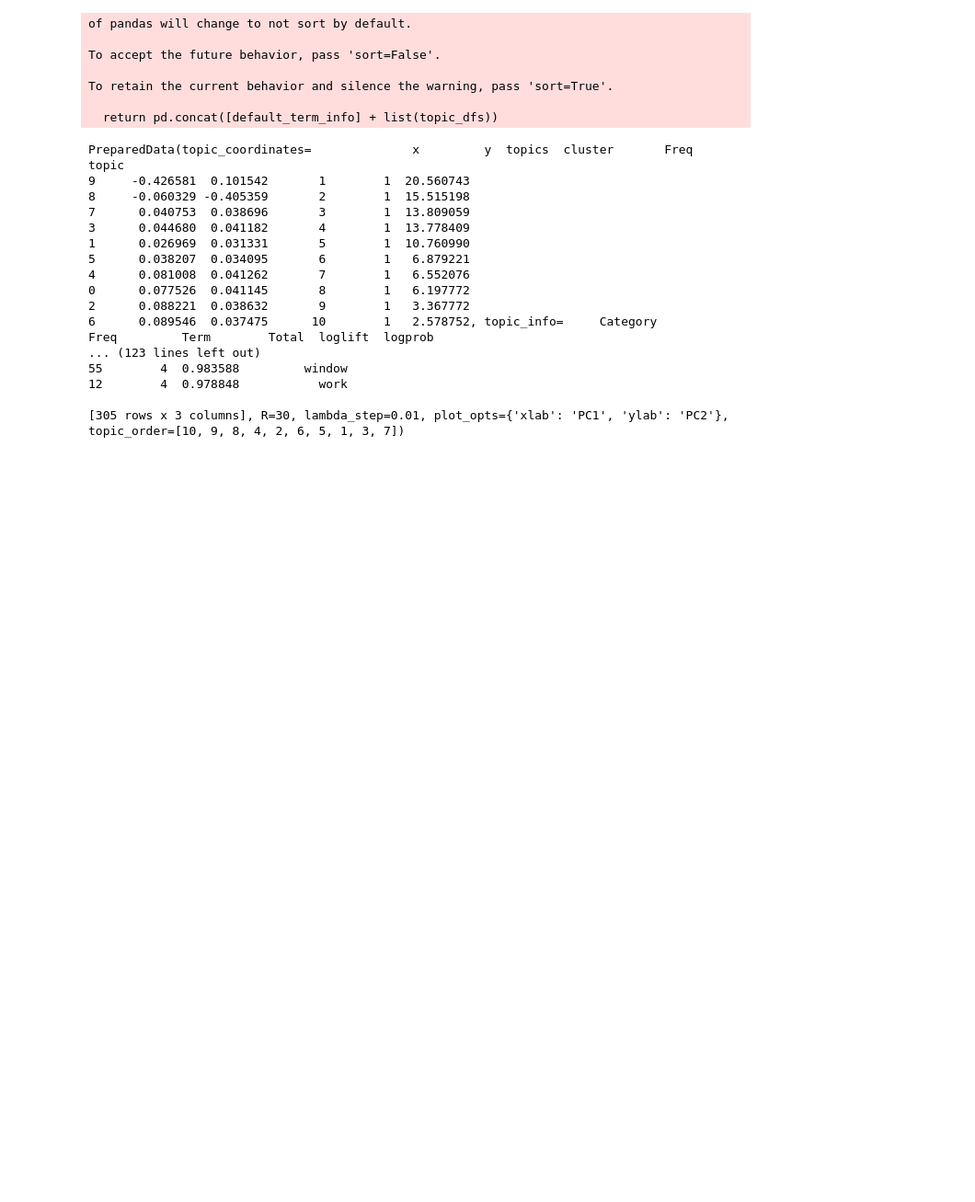
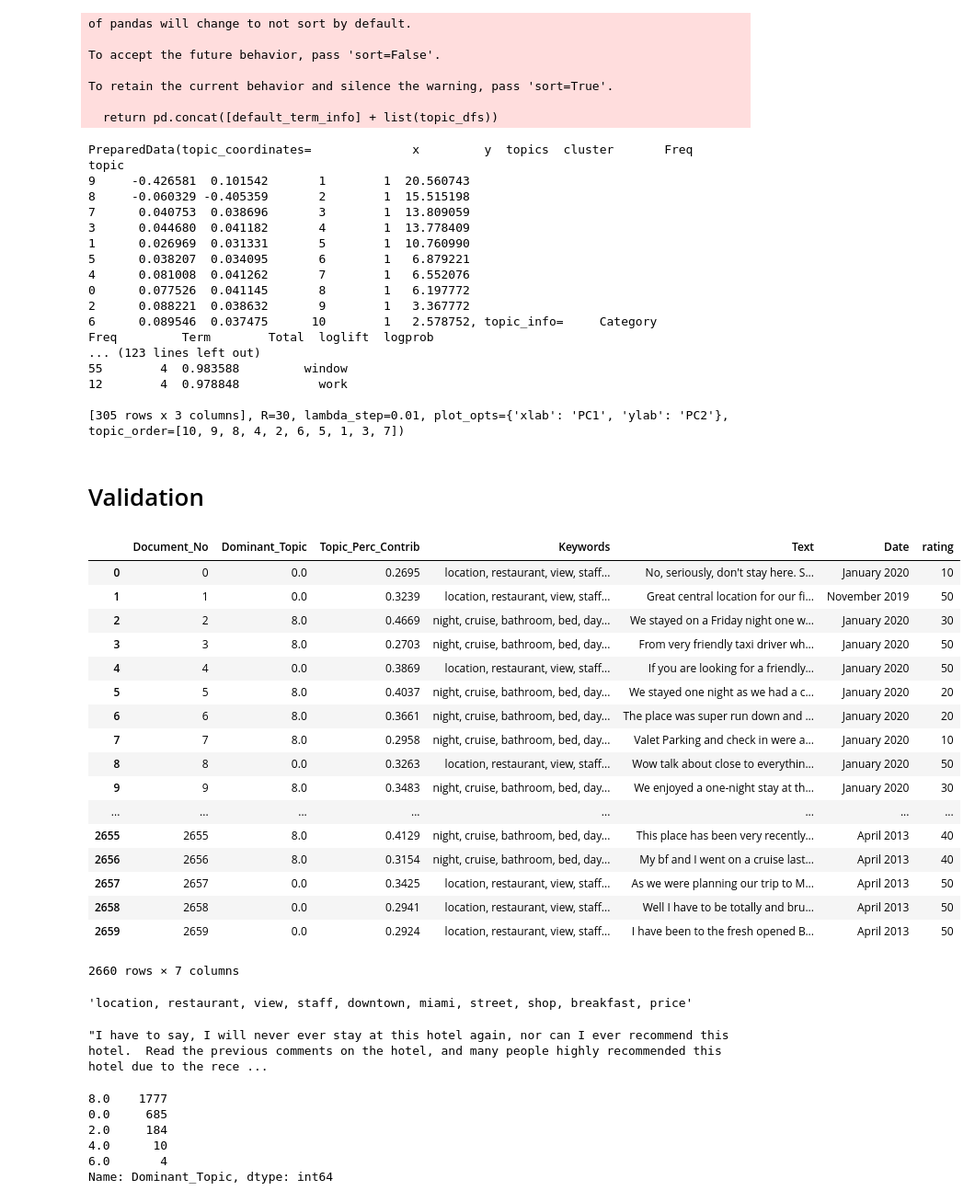
Before and after one commit to NiloofarJalali/insight-project, a Jupyter notebook: notebooks/archive/HotelWatch_version_1.ipynb, the cells around one changed output. Shown at 92% size. Saved outputs shown, nothing was run; the diff lists cells and outputs as text; code cells hidden in the pictures; blank space fills up the shorter version.

Commit message:
demo finalized

```diff
--- a/notebooks/archive/HotelWatch_version_1.ipynb
+++ b/notebooks/archive/HotelWatch_version_1.ipynb
@@ -365,6 +375,9 @@ Tp1=Tp1[Tp1['sum']!=0]
 # %%
 with open("/Users/niloofar/Documents/insight/data/cleaned/hotel1/Final_res", 'wb') as f:
             pickle.dump(Tp1, f)
+# %%
+with open("/Users/niloofar/Documents/insight/data/cleaned/hotel1/Final_res",'rb') as f:
+        df=pickle.load(f,encoding='latin1')
 # %%
 # xx=Tp1[['Decoration','Review_Date']]
 min(Tp1.Review_Date)
@@ -727,3 +717,53 @@ topic
 12        4  0.978848           work
 
 [305 rows x 3 columns], R=30, lambda_step=0.01, plot_opts={'xlab': 'PC1', 'ylab': 'PC2'}, topic_order=[10, 9, 8, 4, 2, 6, 5, 1, 3, 7])
+# %% [markdown]
+# Validation
+# %%
+with open('/Users/niloofar/Documents/insight/data/cleaned/hotel2/trip_ad', 'rb') as f:
+            trip_ad= pickle.load(f)
+# %%
+trip_ad.head()
+Time_Table=trip_ad[['Date','rating']]
+file_name='/Users/niloofar/Documents/insight/data/cleaned/hotel2/doc_pos'
+# %%
+
+Topic=process(input_data=list(trip_ad['Review']), no_list=stop_words,time_table=Time_Table,start=3, limit=20, step=1,file_name=file_name,verbose=False)
+# %%
+Topic
+# %% [output]
+|  | Document_No | Dominant_Topic | Topic_Perc_Contrib | Keywords | Text | Date | rating |
+| 0 | 0 | 0.0 | 0.2695 | location, restaurant, view, staff... | No, seriously, don't stay here. S... | January 2020 | 10 |
+| 1 | 1 | 0.0 | 0.3239 | location, restaurant, view, staff... | Great central location for our fi... | November 2019 | 50 |
+| 2 | 2 | 8.0 | 0.4669 | night, cruise, bathroom, bed, day... | We stayed on a Friday night one w... | January 2020 | 30 |
+| 3 | 3 | 8.0 | 0.2703 | night, cruise, bathroom, bed, day... | From very friendly taxi driver wh... | January 2020 | 50 |
+| 4 | 4 | 0.0 | 0.3869 | location, restaurant, view, staff... | If you are looking for a friendly... | January 2020 | 50 |
+| 5 | 5 | 8.0 | 0.4037 | night, cruise, bathroom, bed, day... | We stayed one night as we had a c... | January 2020 | 20 |
+| 6 | 6 | 8.0 | 0.3661 | night, cruise, bathroom, bed, day... | The place was super run down and ... | January 2020 | 20 |
+| 7 | 7 | 8.0 | 0.2958 | night, cruise, bathroom, bed, day... | Valet Parking and check in were a... | January 2020 | 10 |
+| 8 | 8 | 0.0 | 0.3263 | location, restaurant, view, staff... | Wow talk about close to everythin... | January 2020 | 50 |
+| 9 | 9 | 8.0 | 0.3483 | night, cruise, bathroom, bed, day... | We enjoyed a one-night stay at th... | January 2020 | 30 |
+| ... | ... | ... | ... | ... | ... | ... | ... |
+| 2655 | 2655 | 8.0 | 0.4129 | night, cruise, bathroom, bed, day... | This place has been very recently... | April 2013 | 40 |
+| 2656 | 2656 | 8.0 | 0.3154 | night, cruise, bathroom, bed, day... | My bf and I went on a cruise last... | April 2013 | 40 |
+| 2657 | 2657 | 0.0 | 0.3425 | location, restaurant, view, staff... | As we were planning our trip to M... | April 2013 | 50 |
+| 2658 | 2658 | 0.0 | 0.2941 | location, restaurant, view, staff... | Well I have to be totally and bru... | April 2013 | 50 |
+| 2659 | 2659 | 0.0 | 0.2924 | location, restaurant, view, staff... | I have been to the fresh opened B... | April 2013 | 50 |
+2660 rows × 7 columns
+# %%
+Topic["Keywords"][4]
+# %% [output]
+'location, restaurant, view, staff, downtown, miami, street, shop, breakfast, price'
+# %%
+Topic["Text"][2649]
+# %% [output]
+"I have to say, I will never ever stay at this hotel again, nor can I ever recommend this hotel.  Read the previous comments on the hotel, and many people highly recommended this hotel due to the rece ...
+# %%
+pd.Series(Topic['Dominant_Topic']).value_counts()
+# %% [output]
+8.0    1777
+0.0     685
+2.0     184
+4.0      10
+6.0       4
+Name: Dominant_Topic, dtype: int64
```
Also changed, not shown: parts of 30 cells of this notebook, 37 other files.
